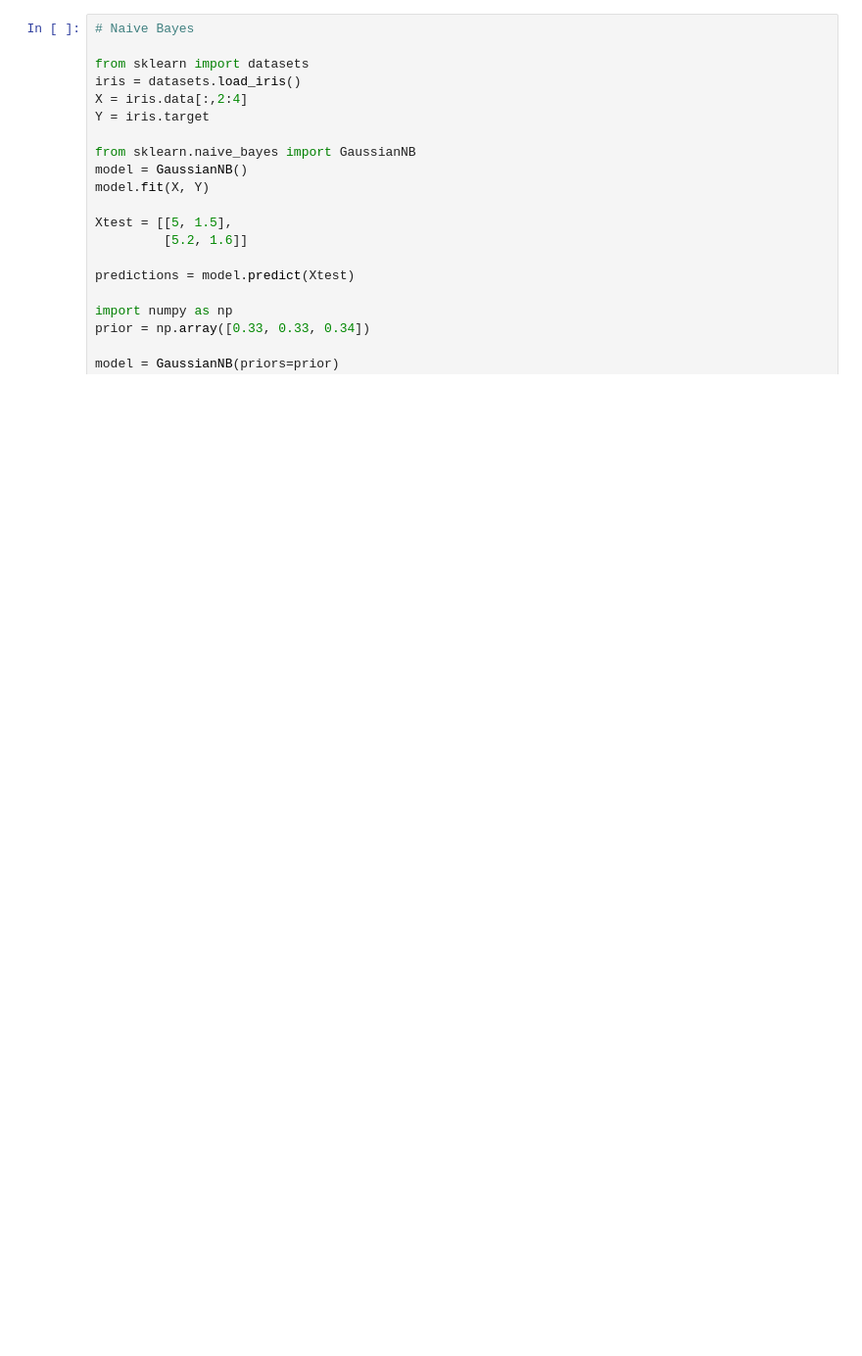
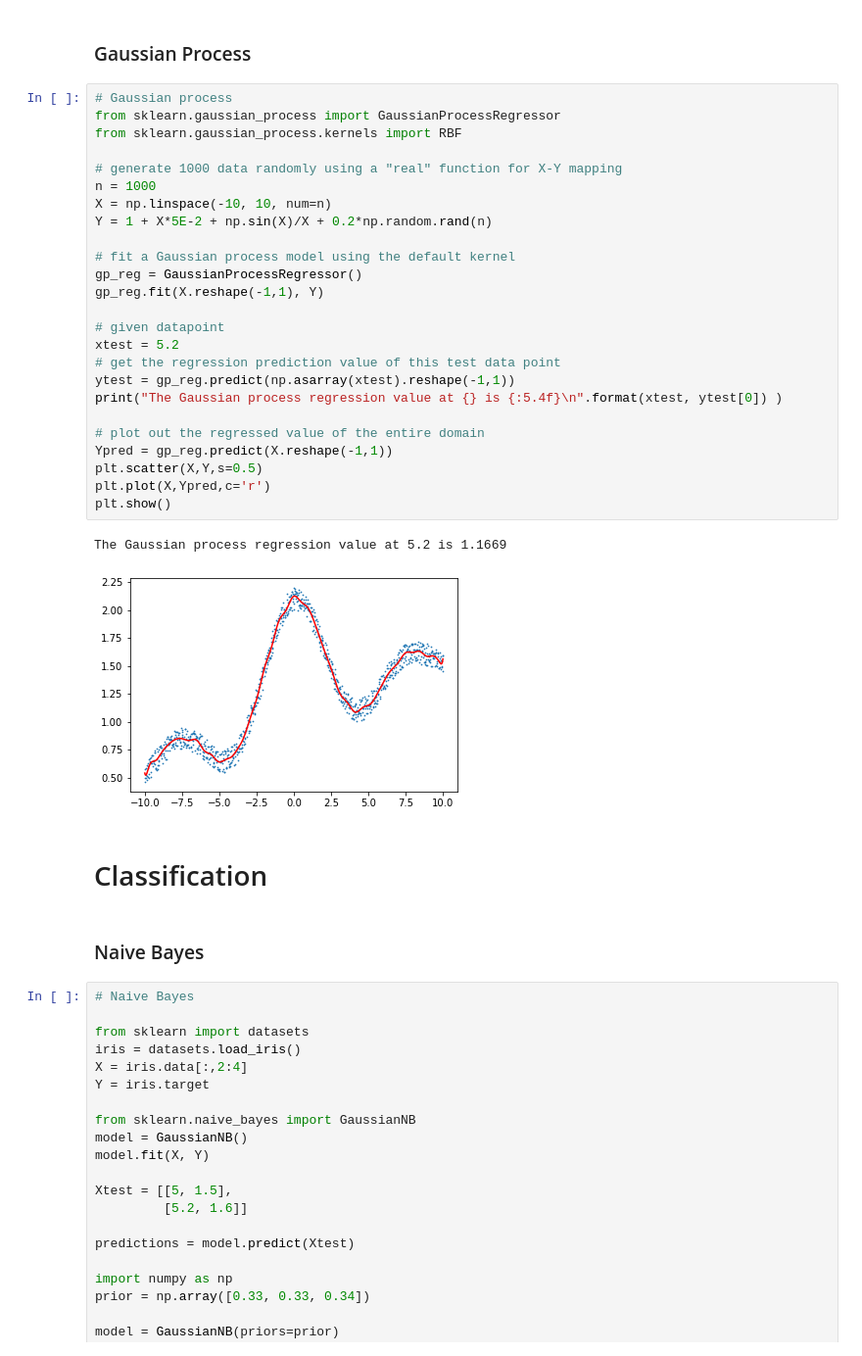
Before and after one commit to PEESEgroup/SysEn6880, a Jupyter notebook: Python scikit-learn.ipynb, the cells around one changed output. Shown: that part at 98% size. Cells and saved outputs as stored; diff of their text form; blank space fills up the shorter version.

```diff
--- a/Python scikit-learn.ipynb
+++ b/Python scikit-learn.ipynb
@@ -1,3 +226,37 @@
+# %% [markdown]
+### Gaussian Process
+# %%
+# Gaussian process
+from sklearn.gaussian_process import GaussianProcessRegressor
+from sklearn.gaussian_process.kernels import RBF
+
+# generate 1000 data randomly using a "real" function for X-Y mapping
+n = 1000
+X = np.linspace(-10, 10, num=n)
+Y = 1 + X*5E-2 + np.sin(X)/X + 0.2*np.random.rand(n)
+
+# fit a Gaussian process model using the default kernel
+gp_reg = GaussianProcessRegressor()
+gp_reg.fit(X.reshape(-1,1), Y)
+
+# given datapoint
+xtest = 5.2
+# get the regression prediction value of this test data point
+ytest = gp_reg.predict(np.asarray(xtest).reshape(-1,1))
+print("The Gaussian process regression value at {} is {:5.4f}\n".format(xtest, ytest[0]) )
+
+# plot out the regressed value of the entire domain
+Ypred = gp_reg.predict(X.reshape(-1,1))
+plt.scatter(X,Y,s=0.5)
+plt.plot(X,Ypred,c='r')
+plt.show()
+# %% [output]
+The Gaussian process regression value at 5.2 is 1.1669
+[figure, added]
+# %% [markdown]
+# Classification
+# %% [markdown]
+### Naive Bayes
 # %%
 # Naive Bayes
 
```
Also changed, not shown: parts of 40 cells of this notebook.
